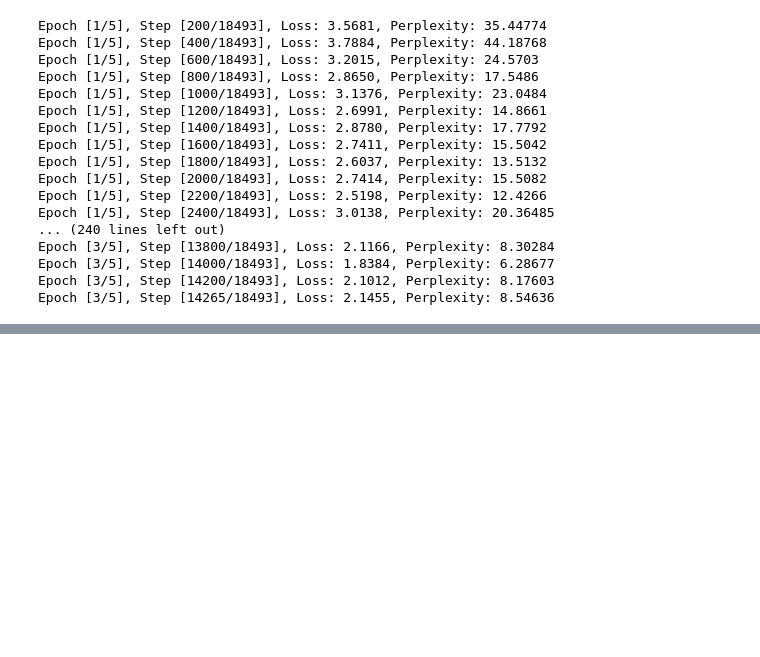
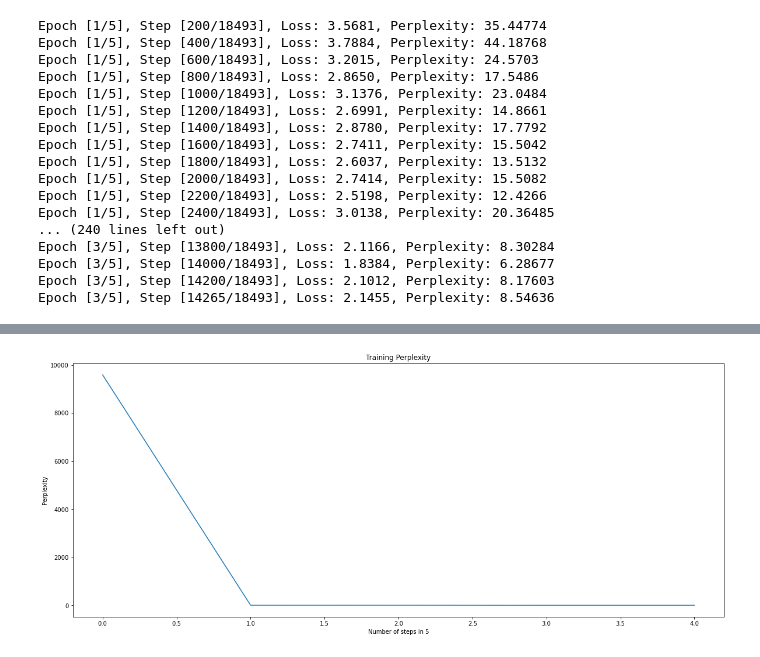
Before and after one commit to justAcoderguy/Image-Captioning-on-MSCoco-Dataset, a Jupyter notebook: INM706_Coursework.ipynb, the cells around one changed output, grey strips where cells are left out. Cells and saved outputs as stored; diff of their text form; code cells hidden in the pictures; blank space fills up the shorter version.

```diff
--- a/INM706_Coursework.ipynb
+++ b/INM706_Coursework.ipynb
@@ -644,0 +672,11 @@ INM/models/encoder-5.pkl
+# %%
+# Plot training perplexity and save figure
+plt.plot(perplexity)
+plt.rcParams["figure.figsize"] = (20,8)
+plt.title('Training Perplexity')
+plt.xlabel('Number of steps in 5')
+plt.ylabel('Perplexity')
+plt.savefig('Training Perplexity')
+plt.show()
+# %% [output]
+[figure, added]
```
Also changed, not shown: parts of 26 cells of this notebook.
